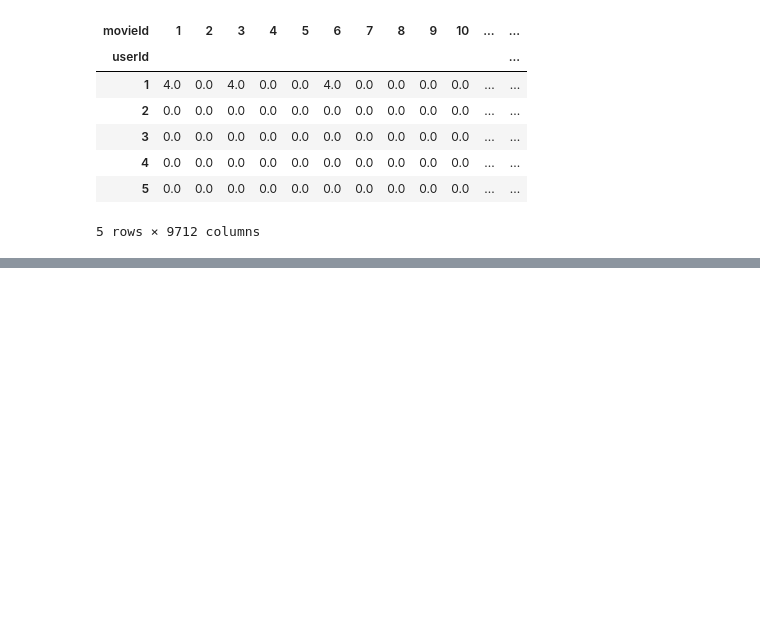
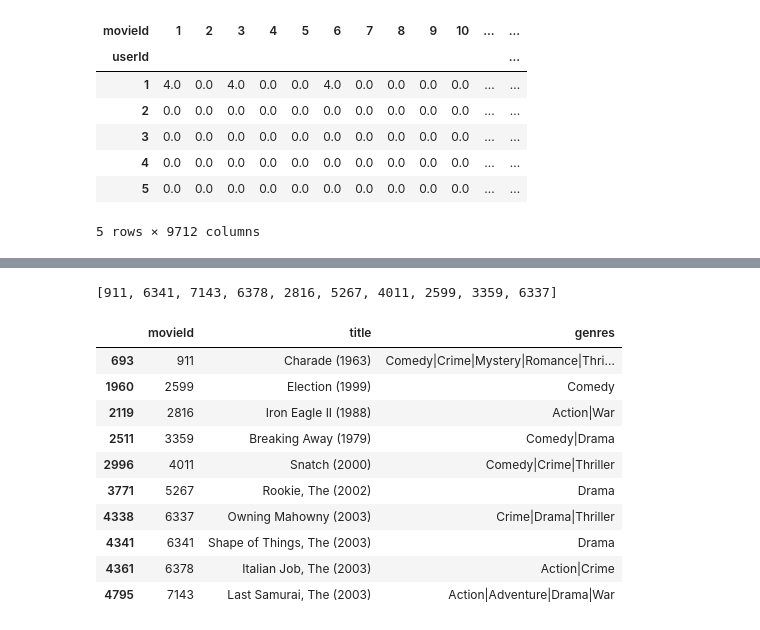
Before and after one commit to tyler-howell-git/Top-N-Recommendation, a Jupyter notebook: Demo.ipynb, the cells around one changed output, grey strips where cells are left out. Saved outputs shown, nothing was run; the diff lists cells and outputs as text; code cells hidden in the pictures; blank space fills up the shorter version.

```diff
--- a/Demo.ipynb
+++ b/Demo.ipynb
@@ -209,0 +332,50 @@ User-item matrix shape: (610, 9712)
+# %%
+def recommend_item_knn(user_id, user_item_matrix, item_neighbors, n=10):
+    """
+    Returns Top-N movie IDs for one user.
+    """
+    scores = score_user_items_knn(
+        user_id=user_id,
+        user_item_matrix=user_item_matrix,
+        item_neighbors=item_neighbors
+    )
+
+    return scores.head(n).index.tolist()
+
+
+# Example recommendation
+example_user = ratings["userId"].iloc[0]
+
+knn_rec_ids = recommend_item_knn(
+    user_id=example_user,
+    user_item_matrix=user_item_matrix,
+    item_neighbors=item_neighbors,
+    n=10
+)
+
+print(knn_rec_ids)
+# %% [output]
+[911, 6341, 7143, 6378, 2816, 5267, 4011, 2599, 3359, 6337]
+# %%
+def show_recommendations(movie_ids, movies_df):
+    """
+    Converts movie IDs into movie titles.
+    """
+    return movies_df[
+        movies_df["movieId"].isin(movie_ids)
+    ][["movieId", "title", "genres"]]
+
+
+show_recommendations(knn_rec_ids, movies)
+# %% [output]
+|  | movieId | title | genres |
+| 693 | 911 | Charade (1963) | Comedy|Crime|Mystery|Romance|Thri... |
+| 1960 | 2599 | Election (1999) | Comedy |
+| 2119 | 2816 | Iron Eagle II (1988) | Action|War |
+| 2511 | 3359 | Breaking Away (1979) | Comedy|Drama |
+| 2996 | 4011 | Snatch (2000) | Comedy|Crime|Thriller |
+| 3771 | 5267 | Rookie, The (2002) | Drama |
+| 4338 | 6337 | Owning Mahowny (2003) | Crime|Drama|Thriller |
+| 4341 | 6341 | Shape of Things, The (2003) | Drama |
+| 4361 | 6378 | Italian Job, The (2003) | Action|Crime |
+| 4795 | 7143 | Last Samurai, The (2003) | Action|Adventure|Drama|War |
```
Also changed, not shown: parts of 14 cells of this notebook.
